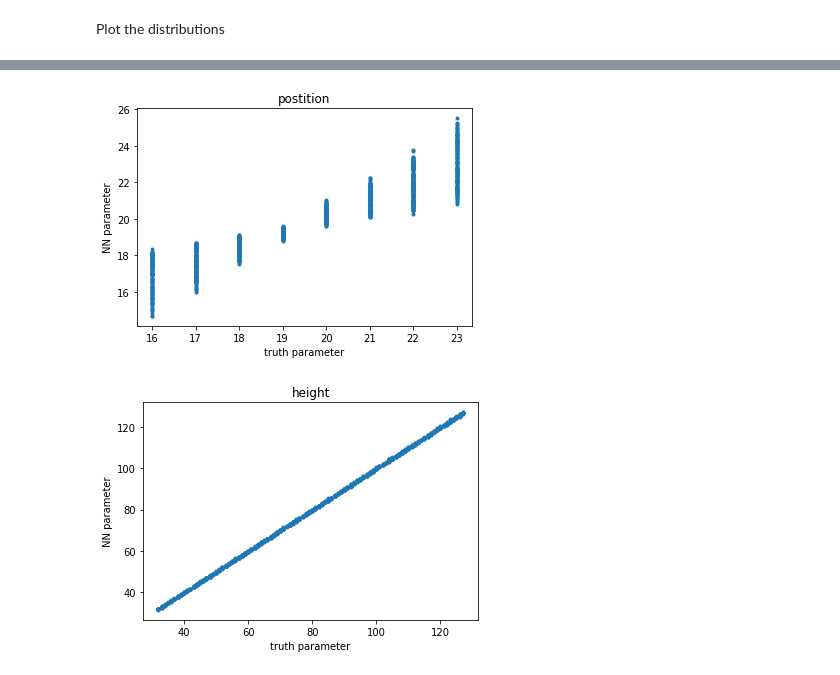
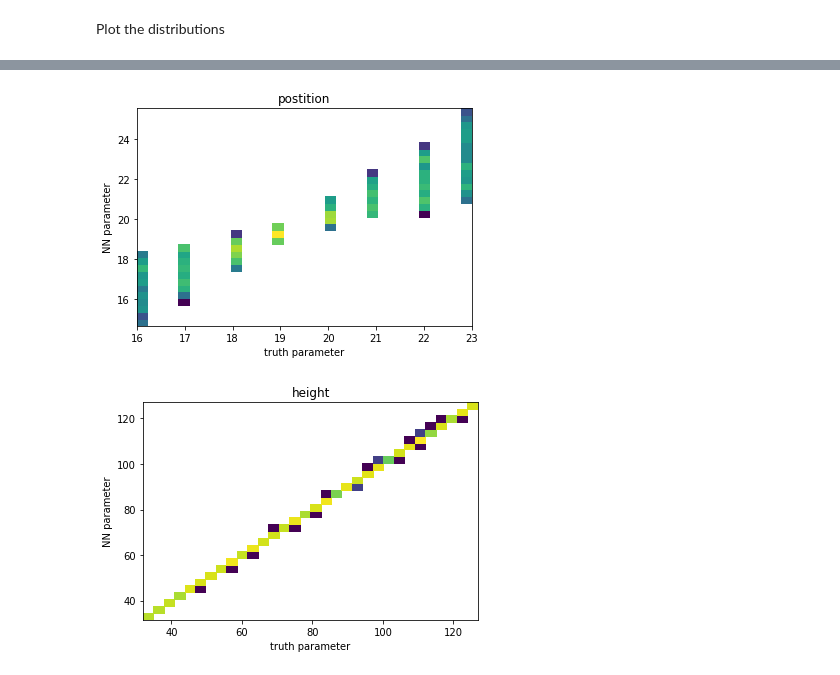
Before and after one commit to JochiSt/AI_PulseReconstruction, a Jupyter notebook: TestSTM32_AI.ipynb, the cells around one changed output, grey strips where cells are left out. Cells and saved outputs as stored; diff of their text form; code cells hidden in the pictures.

```diff
--- a/TestSTM32_AI.ipynb
+++ b/TestSTM32_AI.ipynb
@@ -69,7 +70,7 @@ Generate a couple of templates, which have a pulse in them, and some without any
 # %%
 for i in range(10):
   width = np.random.randint(16, 64)               # width of 16 to 64
-  position = np.random.randint(0, high=128-width) # arbitrary position
+  position = np.random.randint(0, high=96-width) # arbitrary position
   noise = np.random.randint(1,30)/10.             # 0.1 to 3 LSB noise
   height = np.random.randint(32,128)              # pulse height of 32 to 128
 
@@ -114,7 +115,7 @@ SAMPLES = 10000
 We want to do Pattern recognition, so we have to link the waveforms to the input parameters.
 # %%
 # use fixed value for noise (1st try)
-noise = 0.4
+noise = 1
 
 y_values = []
 x_values = []
@@ -181,7 +182,7 @@ layer_cnt+=1
 x = keras.layers.Dense(128, name="layer_%d"%(layer_cnt))(x)
 layer_cnt+=1
 
-x = keras.layers.Dense(32, name="layer_%d"%(layer_cnt))(x)
+x = keras.layers.Dense(128, name="layer_%d"%(layer_cnt))(x)
 layer_cnt+=1
 
 x = keras.layers.Dense(64,  name="layer_%d"%(layer_cnt))(x)
@@ -343,16 +346,20 @@ plt.show()
 # %%
-plt.plot( [k[1] for k in orig_parameters], [k[1] for k in NN_parameters], ".")
+plot_x = [k[1] for k in orig_parameters]
+plot_y = [k[1] for k in NN_parameters]
+plt.hist2d(plot_x, plot_y, bins=32, norm=LogNorm())
 plt.title("postition")
 plt.ylabel("NN parameter")
 plt.xlabel("truth parameter")
 plt.show()
 # %% [output]
-[figure, old version]
+[figure, new version]
 # %%
-plt.plot( [k[2] for k in orig_parameters], [k[2] for k in NN_parameters], ".")
+plot_x = [k[2] for k in orig_parameters]
+plot_y = [k[2] for k in NN_parameters]
+plt.hist2d(plot_x, plot_y, bins=32, norm=LogNorm())
 plt.title("height")
 plt.ylabel("NN parameter")
 plt.xlabel("truth parameter")
 plt.show()
 # %% [output]
-[figure, old version]
+[figure, new version]
```
Also changed, not shown: parts of 4 cells of this notebook.
